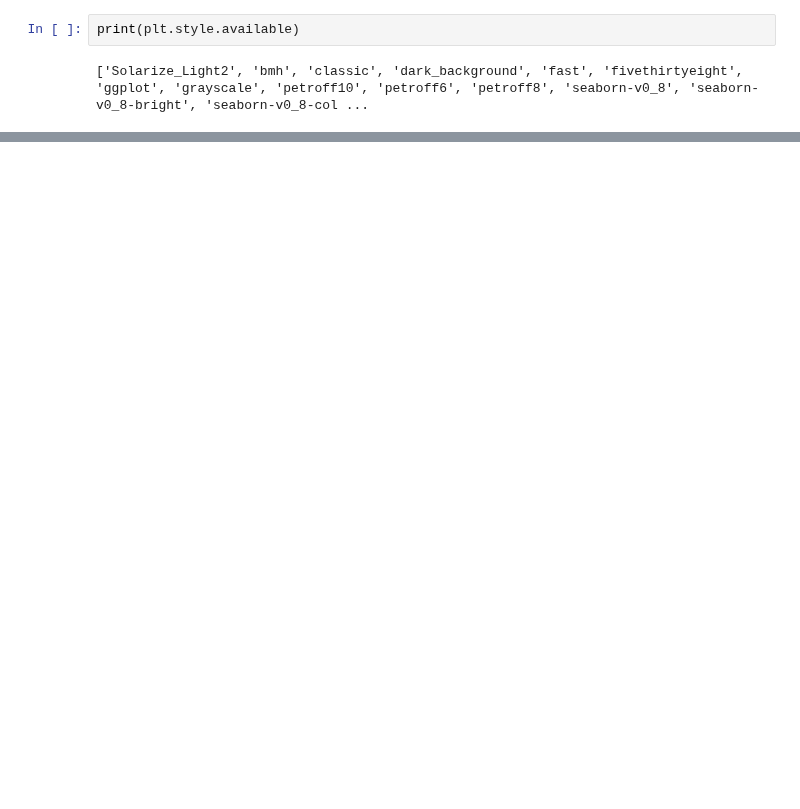
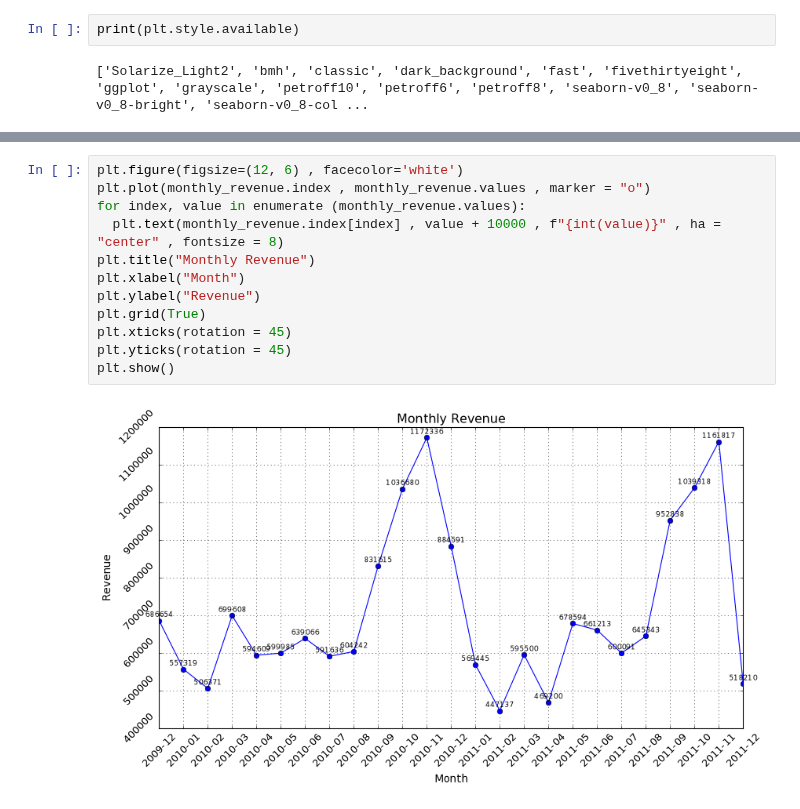
Before and after one commit to manojbalineni/Gen-AI, a Jupyter notebook: 05_Data_Visualisation/01_Data_Visualisation.ipynb, the cells around one changed output, grey strips where cells are left out. Drawn from its saved outputs; the diff is of its cells as text; blank space fills up the shorter version.

Commit message:
Data Visualisation

```diff
--- a/05_Data_Visualisation/01_Data_Visualisation.ipynb
+++ b/05_Data_Visualisation/01_Data_Visualisation.ipynb
@@ -420,0 +421,14 @@ plt.show()
+# %%
+plt.figure(figsize=(12, 6) , facecolor='white')
+plt.plot(monthly_revenue.index , monthly_revenue.values , marker = "o")
+for index, value in enumerate (monthly_revenue.values):
+  plt.text(monthly_revenue.index[index] , value + 10000 , f"{int(value)}" , ha = "center" , fontsize = 8)
+plt.title("Monthly Revenue")
+plt.xlabel("Month")
+plt.ylabel("Revenue")
+plt.grid(True)
+plt.xticks(rotation = 45)
+plt.yticks(rotation = 45)
+plt.show()
+# %% [output]
+[figure, added]
```
Also changed, not shown: parts of 26 cells of this notebook, 1 other file.
